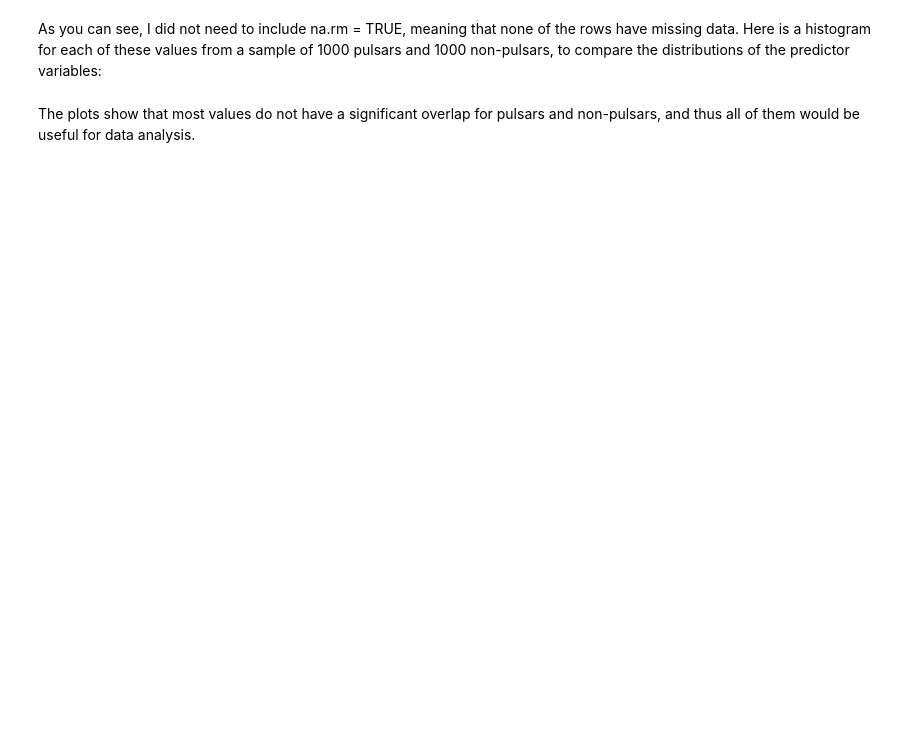
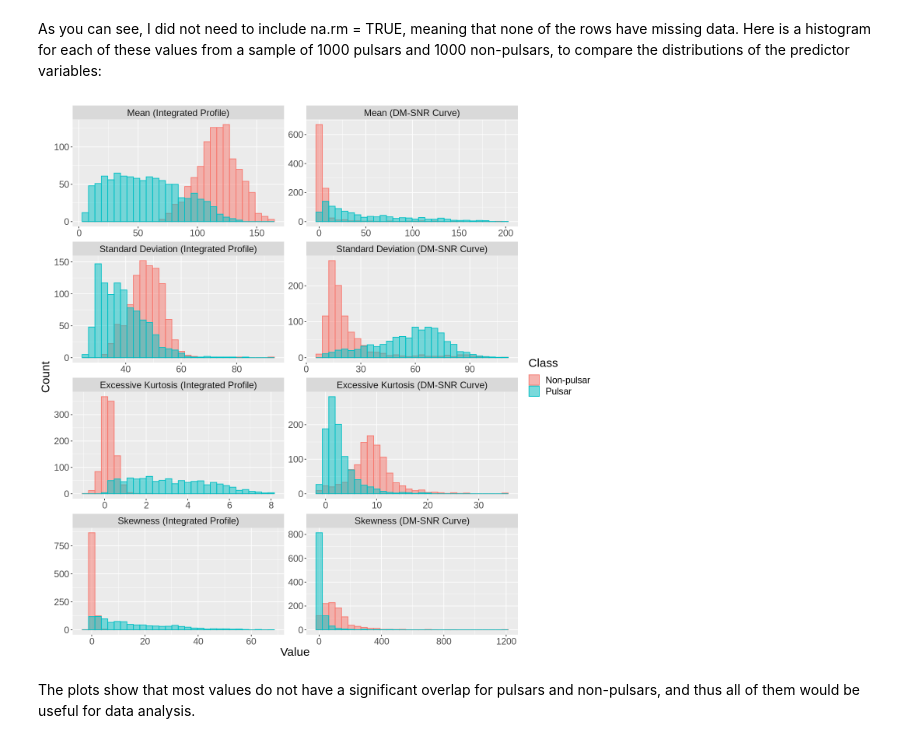
Before and after one commit to Bruce0517/dsci-100-2022w1-group-160, a Jupyter notebook: PreliminaryExploratoryDataAnalysis.ipynb, the cells around one changed output. Cells and saved outputs as stored; diff of their text form; code cells hidden in the pictures; blank space fills up the shorter version.

```diff
--- a/PreliminaryExploratoryDataAnalysis.ipynb
+++ b/PreliminaryExploratoryDataAnalysis.ipynb
@@ -52,35 +87,37 @@ As you can see, I did not need to include na.rm = TRUE, meaning that none of the
 options(repr.plot.width=12, repr.plot.height=12)
 set.seed(69420)
 
-factor_levels <- c("p.mean", "p.sd", "p.kurt", "p.skew", "c.mean", "c.sd", "c.kurt", "c.skew")
+factor_levels <- c("p.mean", "c.mean", "p.sd", "c.sd", "p.kurt", "c.kurt", "p.skew", "c.skew")
 pulsar_sample <- filter(htru_train, class == 1) |>
                      sample_n(1000) |>
                      # To plot the data we must first untidy the data
                      pivot_longer(-class, names_to = "preds", values_to = "vals") |>
                      mutate(preds = factor(preds, levels = factor_levels))
 non_pulsar_sample <- filter(htru_train, class == 0) |>
                      sample_n(1000) |>
                      # To plot the data we must first untidy the data
                      pivot_longer(-class, names_to = "preds", values_to = "vals") |>
                      mutate(preds = factor(preds, levels = factor_levels))
 histo_data <- bind_rows(pulsar_sample, non_pulsar_sample)
 facet_labels <- c("p.mean" = "Mean (Integrated Profile)",
                   "p.sd" = "Standard Deviation (Integrated Profile)",
                   "p.kurt" = "Excessive Kurtosis (Integrated Profile)",
                   "p.skew" = "Skewness (Integrated Profile)",
                   "c.mean" = "Mean (DM-SNR Curve)",
                   "c.sd" = "Standard Deviation (DM-SNR Curve)",
                   "c.kurt" = "Excessive Kurtosis (DM-SNR Curve)",
                   "c.skew" = "Skewness (DM-SNR Curve)")
 
 ggplot(histo_data, aes(x = vals, fill = as_factor(class), color = as_factor(class))) +
     geom_histogram(alpha = 0.5, position = "identity", bins = 30) +
     facet_wrap(vars(preds), nrow = 4, ncol = 2,
                scales = "free",
                labeller = as_labeller(facet_labels)) +
     labs(x = "Value", y = "Count", fill = "Class", color = "Class") +
     scale_fill_discrete(labels = c("Non-pulsar", "Pulsar")) +
     scale_color_discrete(labels = c("Non-pulsar", "Pulsar")) +
     theme(text = element_text(size=18))
+# %% [output]
+[figure, added]
 # %% [markdown]
 The plots show that most values do not have a significant overlap for pulsars and non-pulsars, and thus all of them would be useful for data analysis.
```
Also changed, not shown: parts of 5 cells of this notebook.
